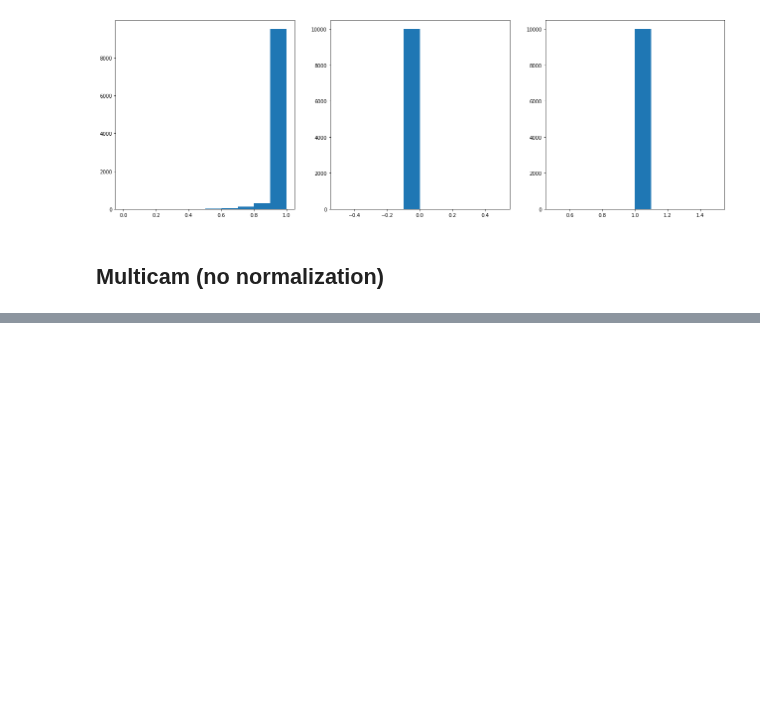
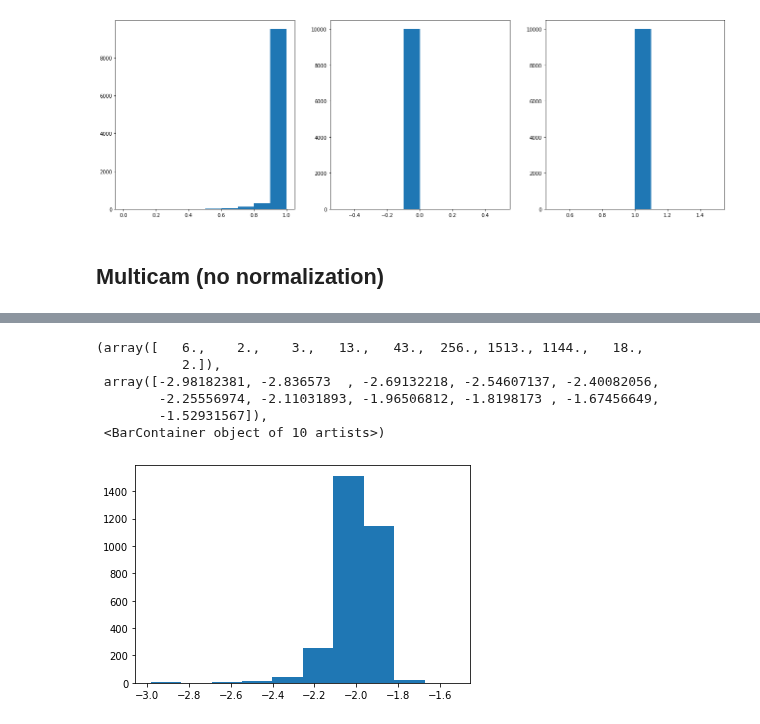
Before and after one commit to ismael-mendoza/nbody-relaxed, a Jupyter notebook: notebooks/current/mpeak_errs.ipynb, the cells around one changed output, grey strips where cells are left out. Cells and saved outputs as stored; diff of their text form; code cells hidden in the pictures; blank space fills up the shorter version.

```diff
--- a/notebooks/current/mpeak_errs.ipynb
+++ b/notebooks/current/mpeak_errs.ipynb
@@ -356,0 +459,13 @@ ax3.hist(y_pred1)
+# %%
+# prediction
+lr = linear_model.LinearRegression().fit(_x_train, _y_train)
+_ypred = lr.predict(_x_test)
+plt.hist(_ypred)
+# %% [output]
+(array([   6.,    2.,    3.,   13.,   43.,  256., 1513., 1144.,   18.,
+           2.]),
+ array([-2.98182381, -2.836573  , -2.69132218, -2.54607137, -2.40082056,
+        -2.25556974, -2.11031893, -1.96506812, -1.8198173 , -1.67456649,
+        -1.52931567]),
+ <BarContainer object of 10 artists>)
+[figure, added]
```
Also changed, not shown: parts of 16 cells of this notebook.
